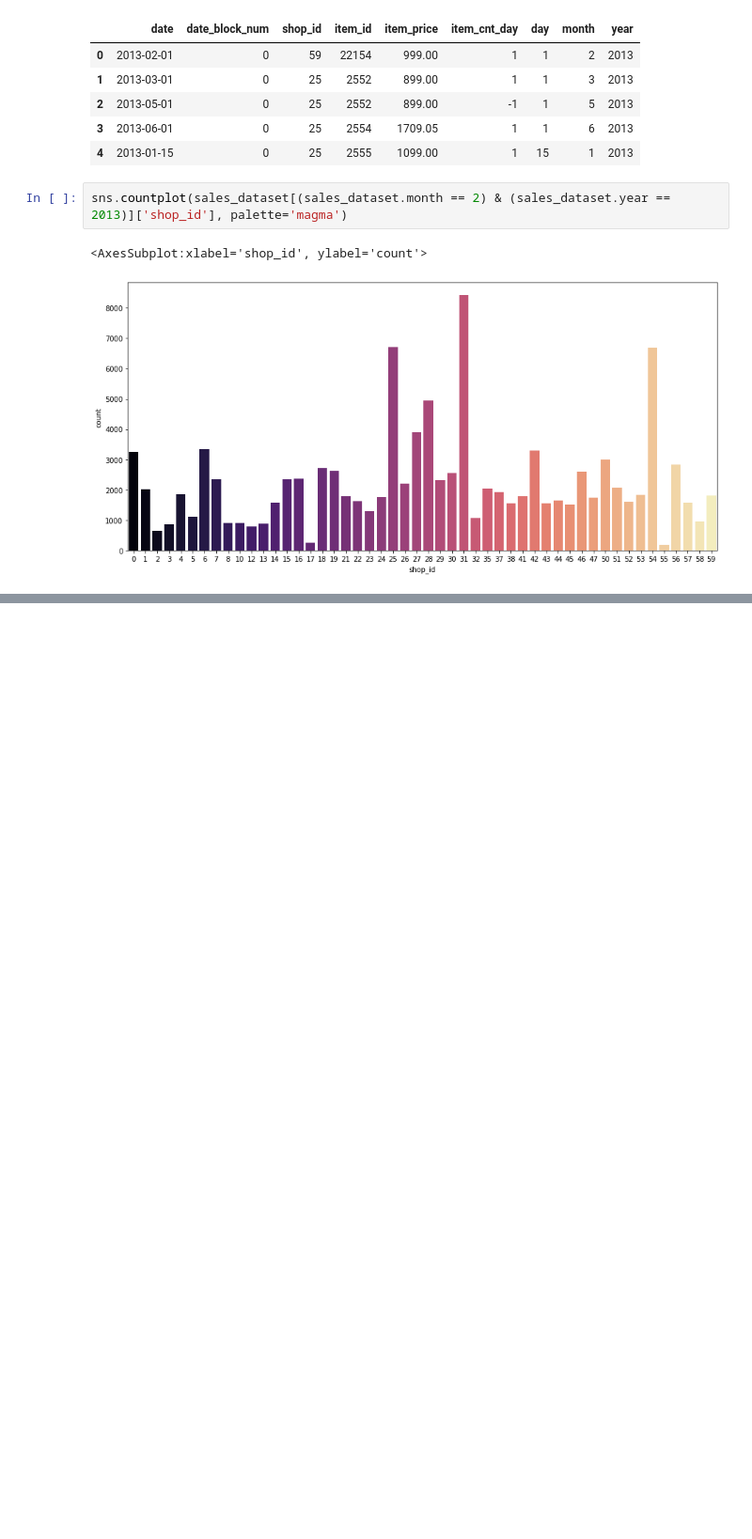
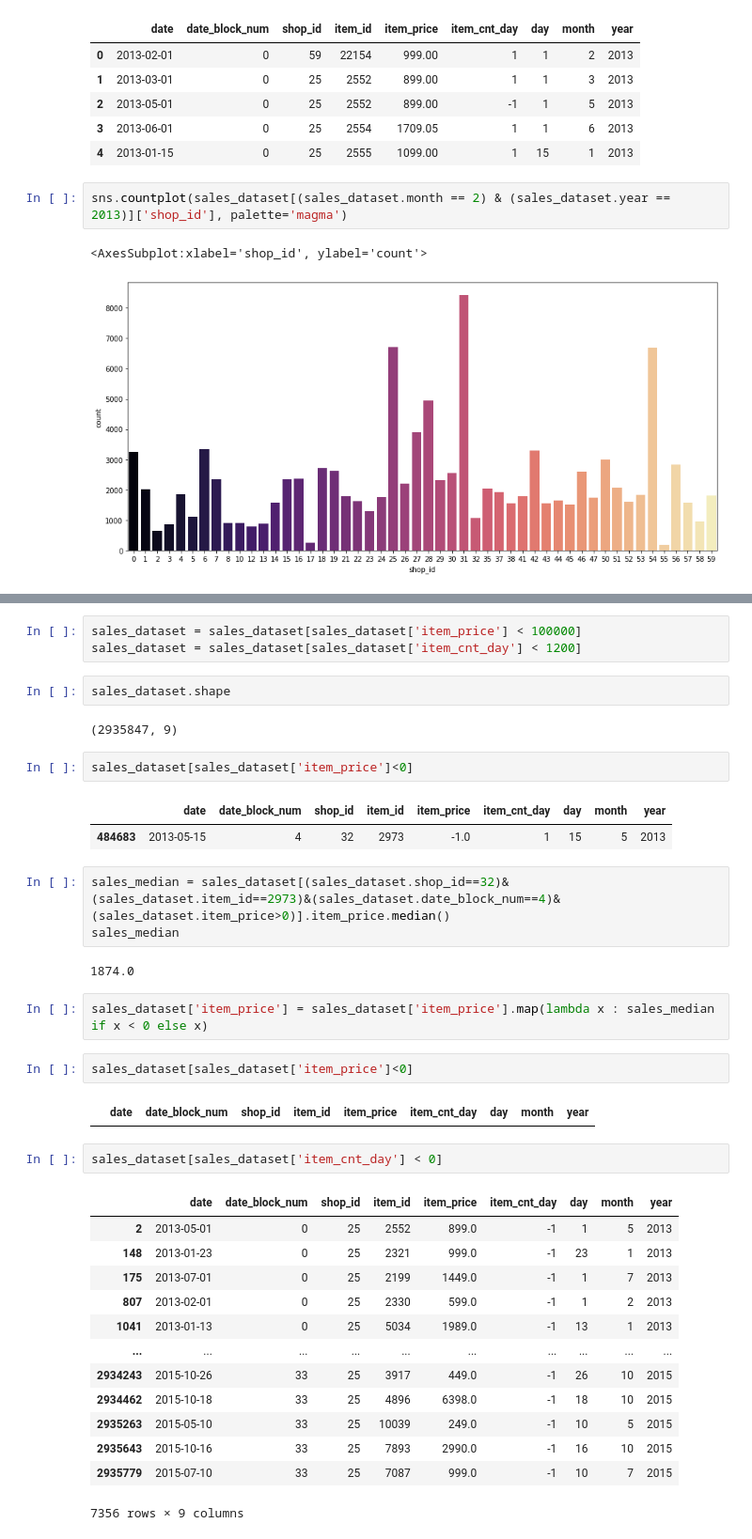
Before and after one commit to khenguyen0809/Predict-Future-Sales, a Jupyter notebook: Code/predict_future_sales_2022.ipynb, the cells around one changed output, grey strips where cells are left out. Shown: that part at 94% size. Saved outputs shown, nothing was run; the diff lists cells and outputs as text; blank space fills up the shorter version.

Commit message:
Update predict_future_sales_2022.ipynb
commit

```diff
--- a/Code/predict_future_sales_2022.ipynb
+++ b/Code/predict_future_sales_2022.ipynb
@@ -238,0 +252,39 @@ sns.countplot(sales_dataset[(sales_dataset.month == 2) & (sales_dataset.year ==
+# %%
+sales_dataset = sales_dataset[sales_dataset['item_price'] < 100000]
+sales_dataset = sales_dataset[sales_dataset['item_cnt_day'] < 1200]
+# %%
+sales_dataset.shape
+# %% [output]
+(2935847, 9)
+# %%
+sales_dataset[sales_dataset['item_price']<0]
+# %% [output]
+|  | date | date_block_num | shop_id | item_id | item_price | item_cnt_day | day | month | year |
+| 484683 | 2013-05-15 | 4 | 32 | 2973 | -1.0 | 1 | 15 | 5 | 2013 |
+# %%
+sales_median = sales_dataset[(sales_dataset.shop_id==32)&(sales_dataset.item_id==2973)&(sales_dataset.date_block_num==4)&(sales_dataset.item_price>0)].item_price.median()
+sales_median
+# %% [output]
+1874.0
+# %%
+sales_dataset['item_price'] = sales_dataset['item_price'].map(lambda x : sales_median if x < 0 else x)
+# %%
+sales_dataset[sales_dataset['item_price']<0]
+# %% [output]
+|  | date | date_block_num | shop_id | item_id | item_price | item_cnt_day | day | month | year |
+# %%
+sales_dataset[sales_dataset['item_cnt_day'] < 0]
+# %% [output]
+|  | date | date_block_num | shop_id | item_id | item_price | item_cnt_day | day | month | year |
+| 2 | 2013-05-01 | 0 | 25 | 2552 | 899.0 | -1 | 1 | 5 | 2013 |
+| 148 | 2013-01-23 | 0 | 25 | 2321 | 999.0 | -1 | 23 | 1 | 2013 |
+| 175 | 2013-07-01 | 0 | 25 | 2199 | 1449.0 | -1 | 1 | 7 | 2013 |
+| 807 | 2013-02-01 | 0 | 25 | 2330 | 599.0 | -1 | 1 | 2 | 2013 |
+| 1041 | 2013-01-13 | 0 | 25 | 5034 | 1989.0 | -1 | 13 | 1 | 2013 |
+| ... | ... | ... | ... | ... | ... | ... | ... | ... | ... |
+| 2934243 | 2015-10-26 | 33 | 25 | 3917 | 449.0 | -1 | 26 | 10 | 2015 |
+| 2934462 | 2015-10-18 | 33 | 25 | 4896 | 6398.0 | -1 | 18 | 10 | 2015 |
+| 2935263 | 2015-05-10 | 33 | 25 | 10039 | 249.0 | -1 | 10 | 5 | 2015 |
+| 2935643 | 2015-10-16 | 33 | 25 | 7893 | 2990.0 | -1 | 16 | 10 | 2015 |
+| 2935779 | 2015-07-10 | 33 | 25 | 7087 | 999.0 | -1 | 10 | 7 | 2015 |
+7356 rows × 9 columns
```
Also changed, not shown: parts of 11 cells of this notebook.
